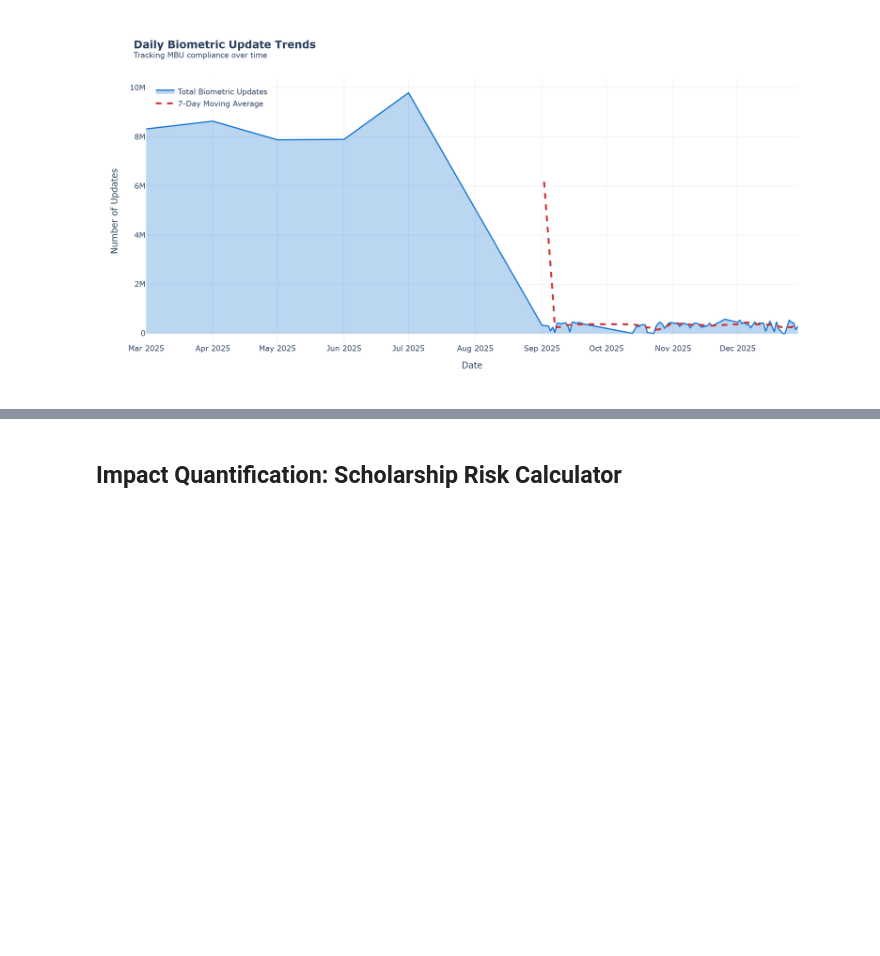
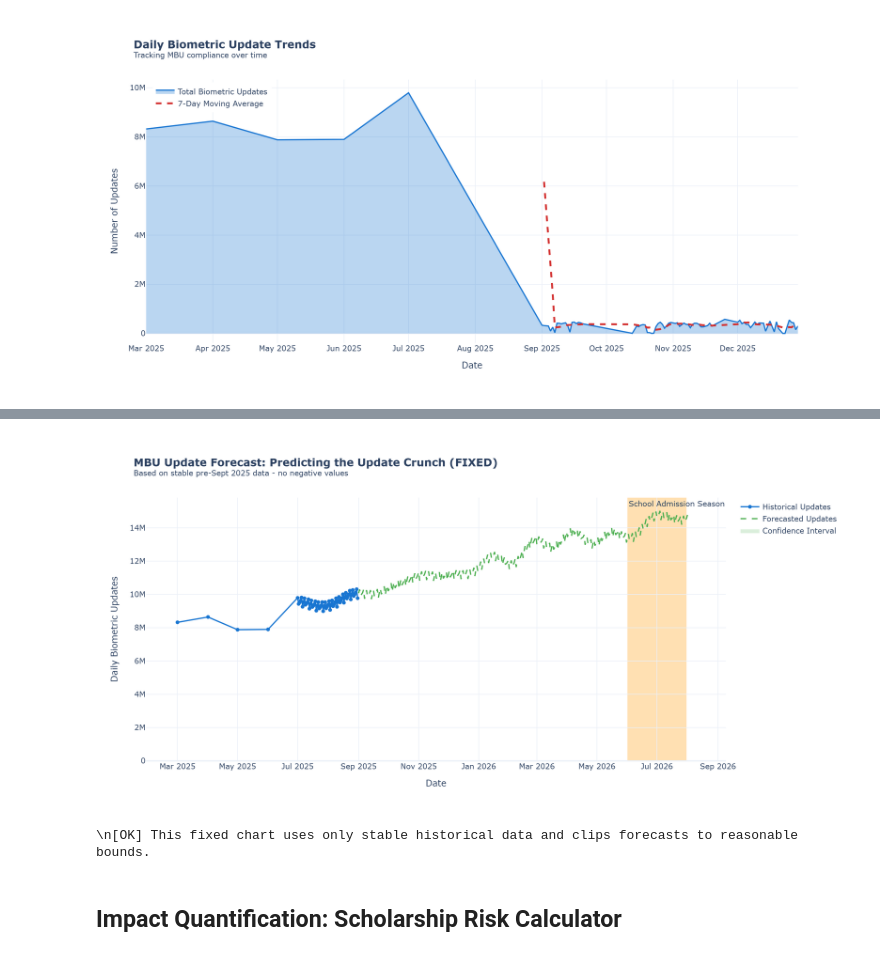
Before and after one commit to STIWARTs/UIDAI_DH_2k26, a Jupyter notebook: MBU_Gap_Analyzer.ipynb, the cells around one changed output, grey strips where cells are left out. Cells and saved outputs as stored; diff of their text form; code cells hidden in the pictures; blank space fills up the shorter version.

```diff
--- a/MBU_Gap_Analyzer.ipynb
+++ b/MBU_Gap_Analyzer.ipynb
@@ -862,3 +816,65 @@ show_fig(fig5)
+# %%
+# FIXED Forecast Visualization
+fig5_fixed = go.Figure()
+
+# Historical data from stable period
+stable_cutoff = pd.Timestamp('2025-09-01')
+historical_mask = forecast['ds'] < stable_cutoff
+
+fig5_fixed.add_trace(go.Scatter(
+    x=forecast[historical_mask]['ds'],
+    y=forecast[historical_mask]['yhat'],
+    mode='lines+markers',
+    name='Historical Updates',
+    line=dict(color='#1976d2', width=2)
+))
+
+# Forecast (after stable period)
+future_mask = forecast['ds'] >= stable_cutoff
+fig5_fixed.add_trace(go.Scatter(
+    x=forecast[future_mask]['ds'],
+    y=forecast[future_mask]['yhat'],
+    mode='lines',
+    name='Forecasted Updates',
+    line=dict(color='#4caf50', width=2, dash='dash')
+))
+
+# Confidence interval
+if 'yhat_lower' in forecast.columns and 'yhat_upper' in forecast.columns:
+    fig5_fixed.add_trace(go.Scatter(
+        x=list(forecast[future_mask]['ds']) + list(forecast[future_mask]['ds'][::-1]),
+        y=list(forecast[future_mask]['yhat_upper']) + list(forecast[future_mask]['yhat_lower'][::-1]),
+        fill='toself',
+        fillcolor='rgba(76, 175, 80, 0.2)',
+        line=dict(color='rgba(255,255,255,0)'),
+        name='Confidence Interval',
+        showlegend=True
+    ))
+
+# Mark school admission season (June-July 2026)
+fig5_fixed.add_vrect(
+    x0="2026-06-01", x1="2026-07-31",
+    fillcolor="rgba(255, 152, 0, 0.3)",
+    layer="below",
+    line_width=0,
+    annotation_text="School Admission Season",
+    annotation_position="top left"
+)
+
+fig5_fixed.update_layout(
+    title='<b>MBU Update Forecast: Predicting the Update Crunch (FIXED)</b><br><sup>Based on stable pre-Sept 2025 data - no negative values</sup>',
+    xaxis_title='Date',
+    yaxis_title='Daily Biometric Updates',
+    height=500,
+    hovermode='x unified',
+    yaxis=dict(rangemode='tozero')
+)
+
+show_fig(fig5_fixed)
+print("\\n[OK] This fixed chart uses only stable historical data and clips forecasts to reasonable bounds.")
+# %% [output]
+[figure, added]
+\n[OK] This fixed chart uses only stable historical data and clips forecasts to reasonable bounds.
 # %% [markdown]
 ## Impact Quantification: Scholarship Risk Calculator
 # %%
```
Also changed, not shown: parts of 5 cells of this notebook.
